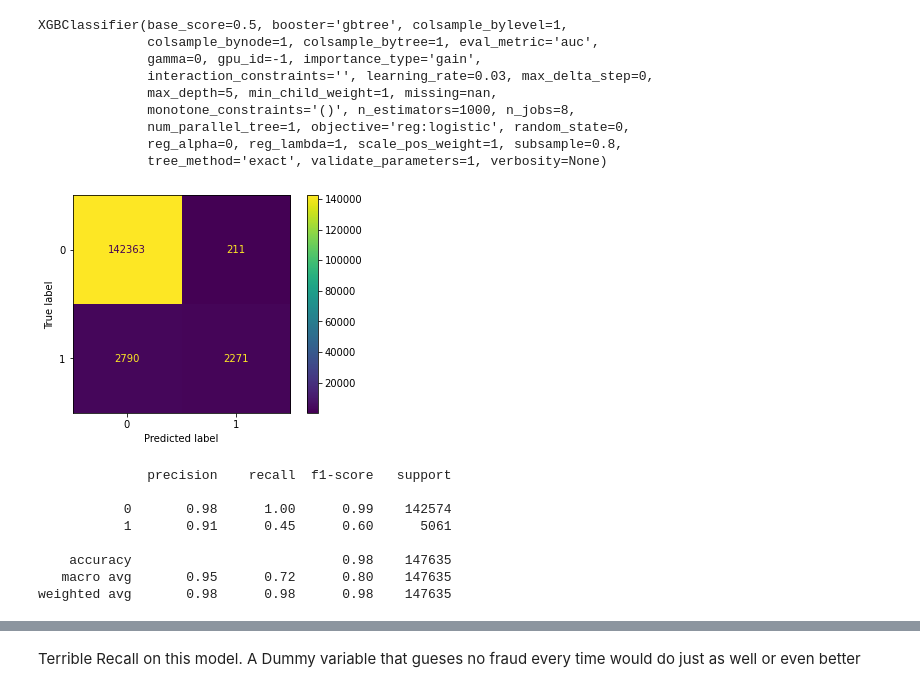
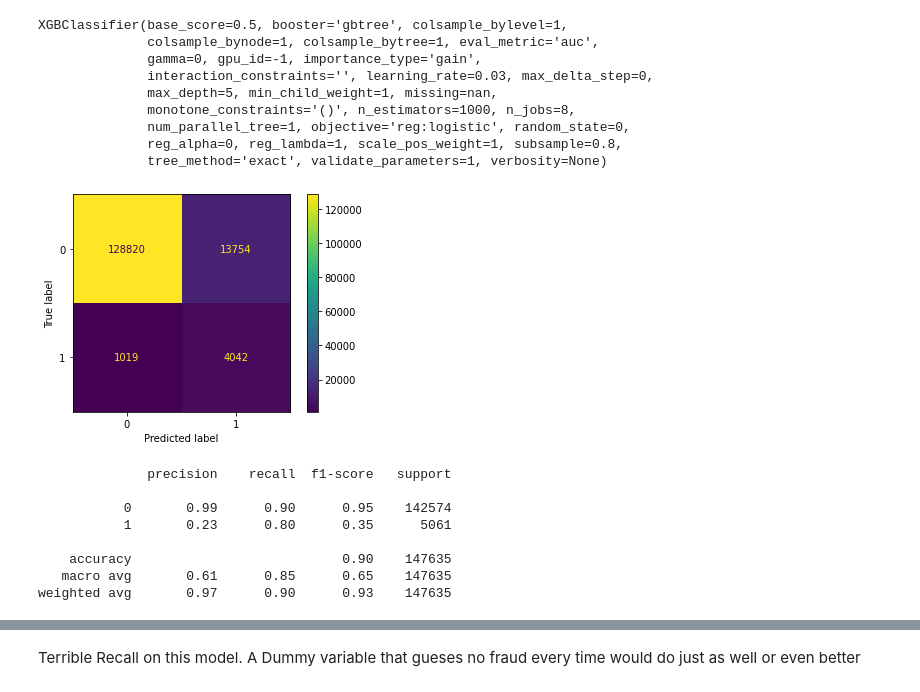
Before and after one commit to JoshSpangler96/IEEE-CIS-Fraud-Detection, a Jupyter notebook: IEEE_Fraud_Detection.ipynb, the cells around one changed output, grey strips where cells are left out. Drawn from its saved outputs; the diff is of its cells as text; code cells hidden in the pictures.

```diff
--- a/IEEE_Fraud_Detection.ipynb
+++ b/IEEE_Fraud_Detection.ipynb
@@ -269,10 +259,10 @@ cat_col = dtypes[]
 # %%
-for i in range(len(train_cat_cols)):
-    if train_cat_cols[i] in train.columns:
+for i in range(len(cat_col)):
+    if cat_col[i] in train.columns:
         le = LabelEncoder()
-        le.fit(list(train[train_cat_cols[i]].astype(str).values) + list(test[test_cat_cols[i]].astype(str).values))
-        train[train_cat_cols[i]] = le.transform(list(train[train_cat_cols[i]].astype(str).values))
-        test[test_cat_cols[i]] = le.transform(list(test[test_cat_cols[i]].astype(str).values))
+        le.fit(list(train[cat_col[i]].astype(str).values) + list(test[cat_col[i]].astype(str).values))
+        train[cat_col[i]] = le.transform(list(train[cat_col[i]].astype(str).values))
+        test[cat_col[i]] = le.transform(list(test[cat_col[i]].astype(str).values))
 # %%
 # set up X train and y train
 X = train.sort_values('TransactionDT').drop(['isFraud', 'TransactionDT', 'TransactionID', 'Date'], axis=1)
@@ -294,0 +282,3 @@ train = reduce_mem_usage2(train)
+# %%
+# reduce the memory usage
+X = reduce_mem_usage2(X)
@@ -294,0 +293,5 @@ train = reduce_mem_usage2(train)
+# %%
+from imblearn.over_sampling import RandomOverSampler
+
+ran=RandomOverSampler()
+X_train_ran,y_train_ran= ran.fit_resample(X_train,y_train)
@@ -320,7 +314,7 @@ xgb_clf = xgb.XGBClassifier(
     objective='reg:logistic',
     eval_metric='auc',
 )
-xgb_clf.fit(X_train, y_train)
+xgb_clf.fit(X_train_ran, y_train_ran)
 # %% [output]
 XGBClassifier(base_score=0.5, booster='gbtree', colsample_bylevel=1,
               colsample_bynode=1, colsample_bytree=1, eval_metric='auc',
@@ -334,23 +328,23 @@ XGBClassifier(base_score=0.5, booster='gbtree', colsample_bylevel=1,
 # %%
 y_pred = xgb_clf.predict(X_test)
 cm = confusion_matrix(y_test, y_pred)
-disp = ConfusionMatrixDisplay(confusion_matrix=cm, display_labels=cb_clf.classes_)
+disp = ConfusionMatrixDisplay(confusion_matrix=cm, display_labels=xgb_clf.classes_)
 disp.plot()
 plt.show()
 target_names = y.unique().tolist()
 for i in range(len(target_names)):
     target_names[i] = str(target_names[i])
 print(classification_report(y_test, y_pred, target_names=target_names))
 # %% [output]
-[figure, old version]
+[figure, new version]
               precision    recall  f1-score   support
 
-           0       0.98      1.00      0.99    142574
-           1       0.91      0.45      0.60      5061
+           0       0.99      0.90      0.95    142574
+           1       0.23      0.80      0.35      5061
 
-    accuracy                           0.98    147635
-   macro avg       0.95      0.72      0.80    147635
-weighted avg       0.98      0.98      0.98    147635
+    accuracy                           0.90    147635
+   macro avg       0.61      0.85      0.65    147635
+weighted avg       0.97      0.90      0.93    147635
 # %%
 buildROC(y_test, y_pred)
 # %% [output]
```
Also changed, not shown: parts of 29 cells of this notebook.
